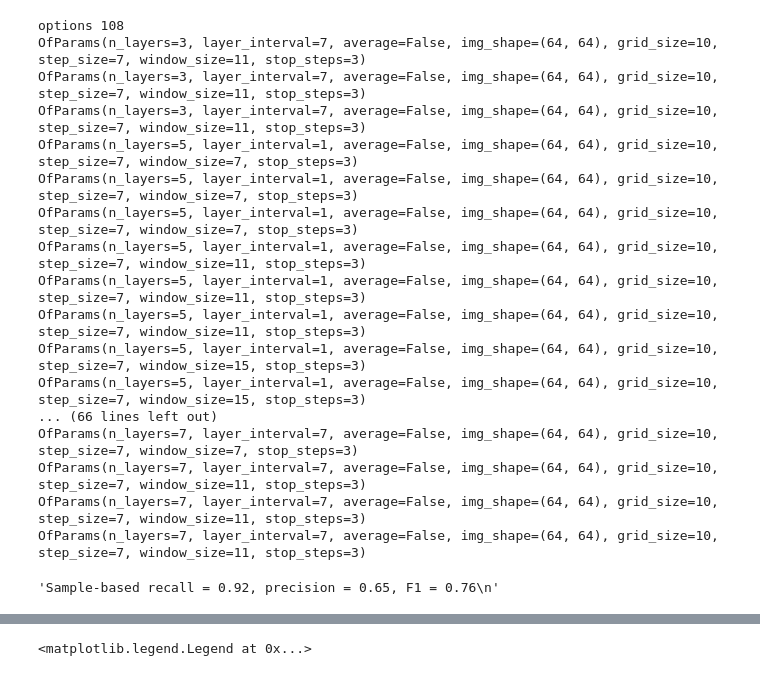
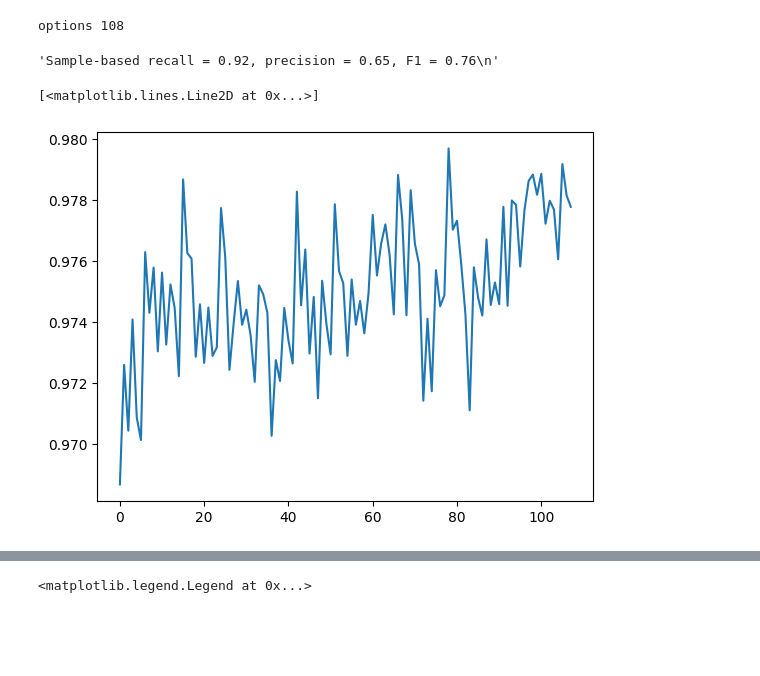
Before and after one commit to tpfffr/neon_blink_detection, a Jupyter notebook: notebooks/plot_metrics.ipynb, the cells around one changed output, grey strips where cells are left out. Cells and saved outputs as stored; diff of their text form; code cells hidden in the pictures; blank space fills up the shorter version.

```diff
--- a/notebooks/plot_metrics.ipynb
+++ b/notebooks/plot_metrics.ipynb
@@ -2,8 +2,9 @@
 import sys
 import pickle
 import pandas as pd
+import matplotlib.pyplot as plt
 
-directory = "/cluster/users/tom/git/blink_detection"
+directory = "/cluster/users/tom/git/neon_blink_detection"
 sys.path.append(directory)
 sys.path.append(directory + "/src")
 
@@ -24,15 +25,13 @@ cols = ["n_layers", "layer_interval", "grid_size", "window_size", "dataset", "F1
 df = pd.DataFrame(columns=cols)
 tmp_df = pd.DataFrame(columns=cols)
 
-path1 = Path('/cluster/users/tom/git/blink_detection/training-XGBClassifier-3')
-path2 = Path('/cluster/users/tom/git/blink_detection/training-XGBClassifier-3-250120231459')
-path3 = Path('/cluster/users/tom/git/blink_detection/training-XGBClassifier-3-290120230720')
+path1 = Path('/cluster/users/tom/git/neon_blink_detection/training-XGBClassifier-3')
 
 of_params_options = get_of_params_options()
 
 for of_params in of_params_options:
     for dataset in datasets:
-        for ipulse in range(0, 3):
+        for ipulse in range(0, 1):
 
             experiment_name = get_experiment_name_new(of_params)
 
@@ -110,22 +109,6 @@ for of_params in of_params_options:
 df.index = range(0, df.shape[0])
 # %% [output]
 options 108
-OfParams(n_layers=3, layer_interval=7, average=False, img_shape=(64, 64), grid_size=10, step_size=7, window_size=11, stop_steps=3)
-OfParams(n_layers=3, layer_interval=7, average=False, img_shape=(64, 64), grid_size=10, step_size=7, window_size=11, stop_steps=3)
-OfParams(n_layers=3, layer_interval=7, average=False, img_shape=(64, 64), grid_size=10, step_size=7, window_size=11, stop_steps=3)
-OfParams(n_layers=5, layer_interval=1, average=False, img_shape=(64, 64), grid_size=10, step_size=7, window_size=7, stop_steps=3)
-OfParams(n_layers=5, layer_interval=1, average=False, img_shape=(64, 64), grid_size=10, step_size=7, window_size=7, stop_steps=3)
-OfParams(n_layers=5, layer_interval=1, average=False, img_shape=(64, 64), grid_size=10, step_size=7, window_size=7, stop_steps=3)
-OfParams(n_layers=5, layer_interval=1, average=False, img_shape=(64, 64), grid_size=10, step_size=7, window_size=11, stop_steps=3)
-OfParams(n_layers=5, layer_interval=1, average=False, img_shape=(64, 64), grid_size=10, step_size=7, window_size=11, stop_steps=3)
-OfParams(n_layers=5, layer_interval=1, average=False, img_shape=(64, 64), grid_size=10, step_size=7, window_size=11, stop_steps=3)
-OfParams(n_layers=5, layer_interval=1, average=False, img_shape=(64, 64), grid_size=10, step_size=7, window_size=15, stop_steps=3)
-OfParams(n_layers=5, layer_interval=1, average=False, img_shape=(64, 64), grid_size=10, step_size=7, window_size=15, stop_steps=3)
-... (66 lines left out)
-OfParams(n_layers=7, layer_interval=7, average=False, img_shape=(64, 64), grid_size=10, step_size=7, window_size=7, stop_steps=3)
-OfParams(n_layers=7, layer_interval=7, average=False, img_shape=(64, 64), grid_size=10, step_size=7, window_size=11, stop_steps=3)
-OfParams(n_layers=7, layer_interval=7, average=False, img_shape=(64, 64), grid_size=10, step_size=7, window_size=11, stop_steps=3)
-OfParams(n_layers=7, layer_interval=7, average=False, img_shape=(64, 64), grid_size=10, step_size=7, window_size=11, stop_steps=3)
 # %%
 training_path = path1 / experiment_name
 results = pickle.load(open(training_path / "results.pkl", "rb"))
@@ -133,6 +116,11 @@ f"Sample-based {results.metrics_pp_test}\n"
 # print(results.metrics_pp_test.F1)
 # %% [output]
 'Sample-based recall = 0.92, precision = 0.65, F1 = 0.76\n'
+# %%
+plt.plot(list(df[df["dataset"]=="val"].F1_pp))
+# %% [output]
+[<matplotlib.lines.Line2D at 0x...>]
+[figure, added]
 # %%
 with pd.option_context('display.max_rows', 1000, 'display.max_columns', None):  # more options can be specified also
     display(df)
```
Also changed, not shown: parts of 3 cells of this notebook, 6 other files.
